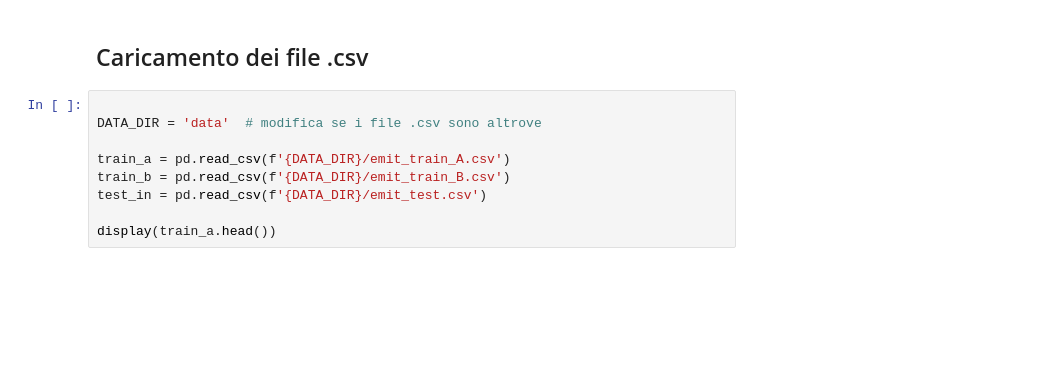
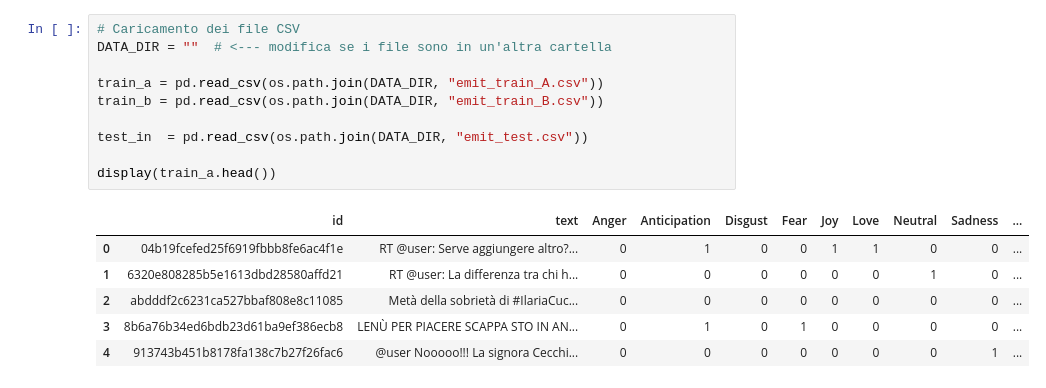
Before and after one commit to Sergio-ddf/internship-istat-ensai, a Jupyter notebook: emit_setup.ipynb, the cells around one changed output. Saved outputs shown, nothing was run; the diff lists cells and outputs as text; blank space fills up the shorter version.

```diff
--- a/emit_setup.ipynb
+++ b/emit_setup.ipynb
@@ -18,11 +53,17 @@ print(f'Datasets: {datasets.__version__}')
-# %% [markdown]
-## Caricamento dei file .csv
 # %%
+# Caricamento dei file CSV
+DATA_DIR = ""  # <--- modifica se i file sono in un'altra cartella
 
-DATA_DIR = 'data'  # modifica se i file .csv sono altrove
+train_a = pd.read_csv(os.path.join(DATA_DIR, "emit_train_A.csv"))
+train_b = pd.read_csv(os.path.join(DATA_DIR, "emit_train_B.csv"))
 
-train_a = pd.read_csv(f'{DATA_DIR}/emit_train_A.csv')
-train_b = pd.read_csv(f'{DATA_DIR}/emit_train_B.csv')
-test_in = pd.read_csv(f'{DATA_DIR}/emit_test.csv')
+test_in  = pd.read_csv(os.path.join(DATA_DIR, "emit_test.csv"))
 
 display(train_a.head())
+# %% [output]
+|  | id | text | Anger | Anticipation | Disgust | Fear | Joy | Love | Neutral | Sadness | ... |
+| 0 | 04b19fcefed25f6919fbbb8fe6ac4f1e | RT @user: Serve aggiungere altro?... | 0 | 1 | 0 | 0 | 1 | 1 | 0 | 0 | ... |
+| 1 | 6320e808285b5e1613dbd28580affd21 | RT @user: La differenza tra chi h... | 0 | 0 | 0 | 0 | 0 | 0 | 1 | 0 | ... |
+| 2 | abdddf2c6231ca527bbaf808e8c11085 | Metà della sobrietà di #IlariaCuc... | 0 | 0 | 0 | 0 | 0 | 0 | 0 | 0 | ... |
+| 3 | 8b6a76b34ed6bdb23d61ba9ef386ecb8 | LENÙ PER PIACERE SCAPPA STO IN AN... | 0 | 1 | 0 | 1 | 0 | 0 | 0 | 0 | ... |
+| 4 | 913743b451b8178fa138c7b27f26fac6 | @user Nooooo!!! La signora Cecchi... | 0 | 0 | 0 | 0 | 0 | 0 | 0 | 1 | ... |
```
Also changed, not shown: parts of 15 cells of this notebook.
